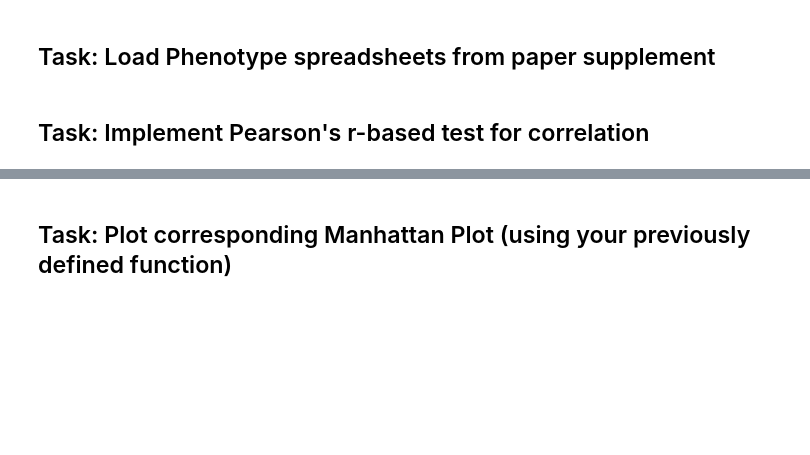
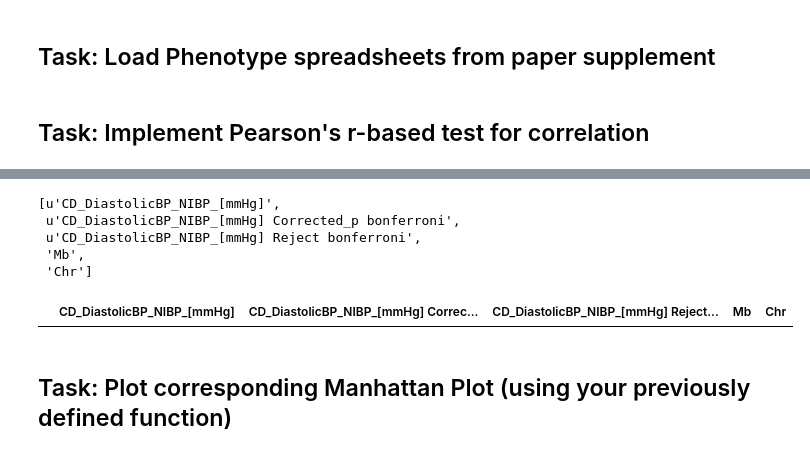
Before and after one commit to lucass122/Integrated_Bioinformatics, a Jupyter notebook: notebooks/Day3_GWAS_part1.ipynb, the cells around one changed output, grey strips where cells are left out. Drawn from its saved outputs; the diff is of its cells as text; code cells hidden in the pictures; blank space fills up the shorter version.

```diff
--- a/notebooks/Day3_GWAS_part1.ipynb
+++ b/notebooks/Day3_GWAS_part1.ipynb
@@ -650,0 +694,11 @@ sts.pearsonr(merged['HFD_Amylase'],merged['rs6232550'])
+# %%
+corrected = pd.DataFrame()
+method = "bonferroni"
+for col in results_OGTT:
+    rej, corrected_p, _, _ = multipletests(results_OGTT[col],alpha=0.05,method=method,returnsorted = False)
+    print rej
+    corrected[col] = results_OGTT[col]
+    corrected[col+ " Corrected_p "+ method] = corrected_p
+    corrected[col+ " Reject "+ method] = rej
+corrected.index = results_OGTT.index
+corrected = corrected.join(geno[['Mb','Chr']])
@@ -650,0 +714,14 @@ sts.pearsonr(merged['HFD_Amylase'],merged['rs6232550'])
+# %%
+relevant_col = [col for col in corrected.columns if col.startswith('CD_Diastolic')] + ['Mb','Chr']
+# %%
+relevant_col
+# %% [output]
+[u'CD_DiastolicBP_NIBP_[mmHg]',
+ u'CD_DiastolicBP_NIBP_[mmHg] Corrected_p bonferroni',
+ u'CD_DiastolicBP_NIBP_[mmHg] Reject bonferroni',
+ 'Mb',
+ 'Chr']
+# %%
+corrected.loc[corrected["CD_DiastolicBP_NIBP_[mmHg] Reject bonferroni"]][relevant_col]
+# %% [output]
+|  | CD_DiastolicBP_NIBP_[mmHg] | CD_DiastolicBP_NIBP_[mmHg] Correc... | CD_DiastolicBP_NIBP_[mmHg] Reject... | Mb | Chr |
```
Also changed, not shown: parts of 29 cells of this notebook.
